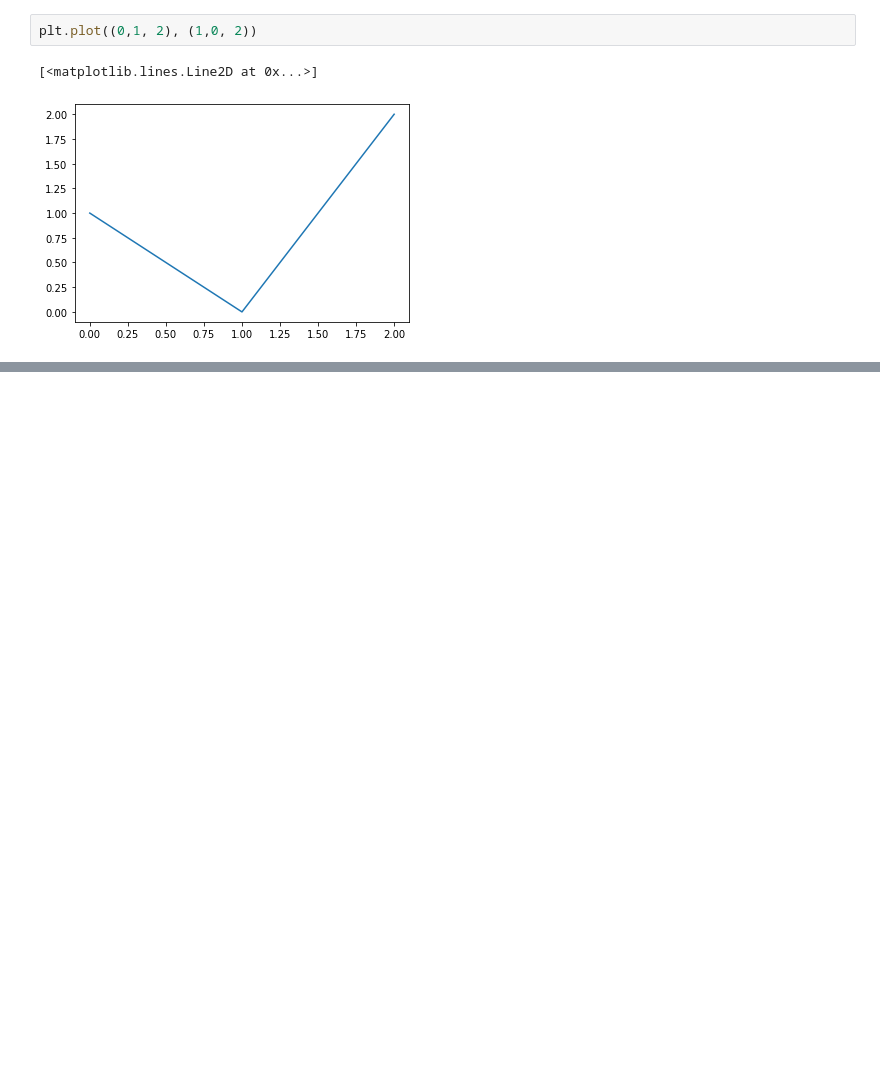
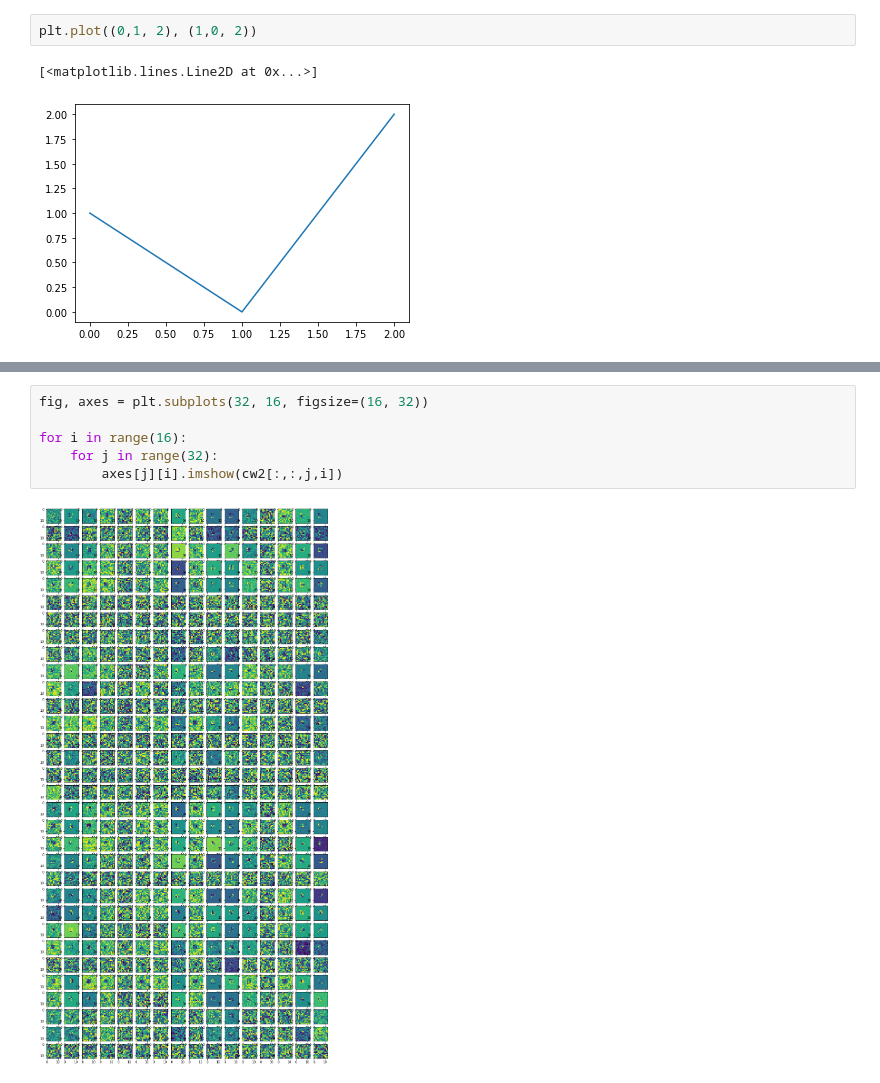
Before and after one commit to vigitia/IRPenTracking, a Jupyter notebook: evaluation/cnn_stereo.ipynb, the cells around one changed output, grey strips where cells are left out. Saved outputs shown, nothing was run; the diff lists cells and outputs as text; blank space fills up the shorter version.

```diff
--- a/evaluation/cnn_stereo.ipynb
+++ b/evaluation/cnn_stereo.ipynb
@@ -498,0 +712,8 @@ plt.plot((0,1, 2), (1,0, 2))
+# %%
+fig, axes = plt.subplots(32, 16, figsize=(16, 32))
+
+for i in range(16):
+    for j in range(32):
+        axes[j][i].imshow(cw2[:,:,j,i])
+# %% [output]
+[figure, added]
```
Also changed, not shown: parts of 17 cells of this notebook, 7 other files.
